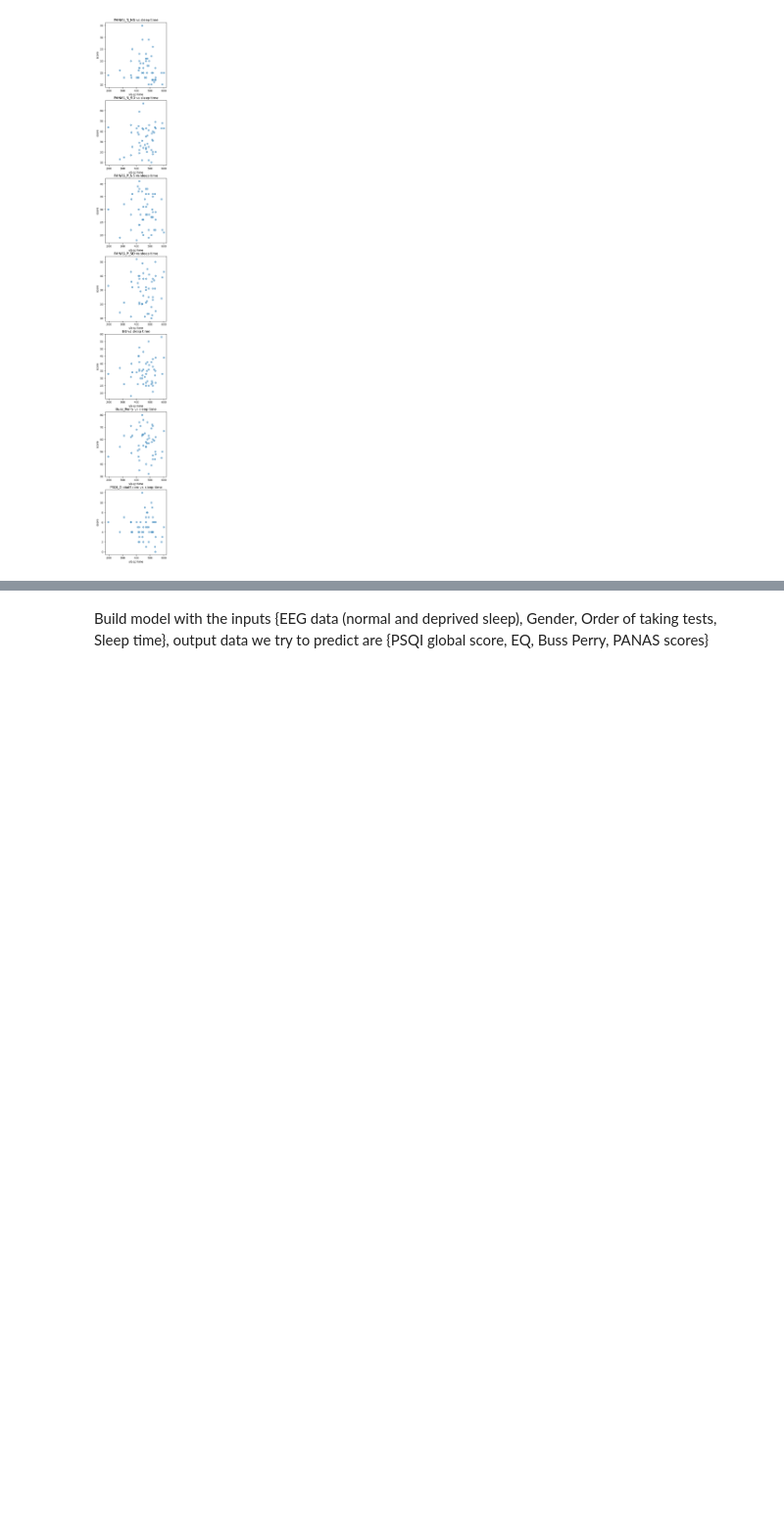
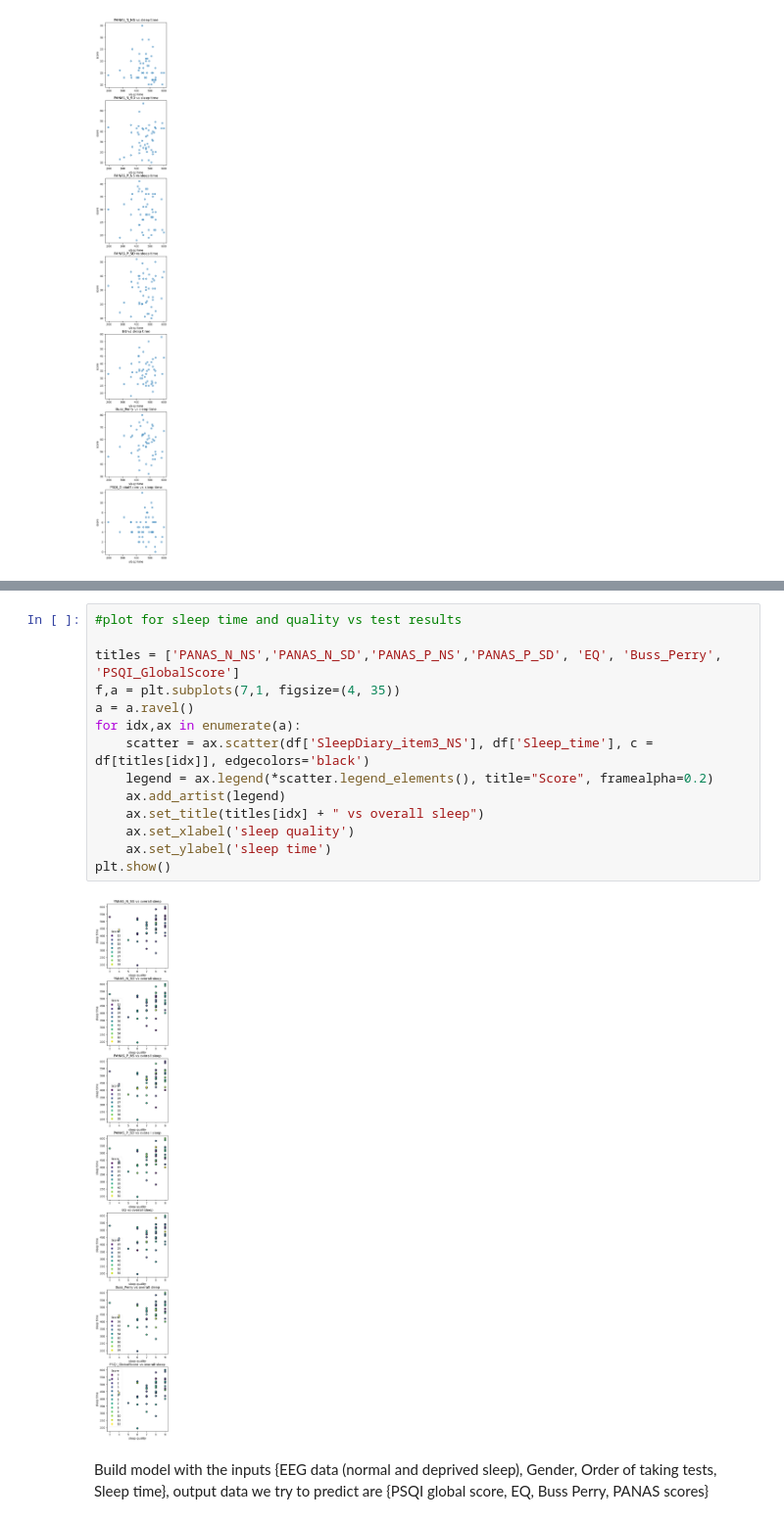
Before and after one commit to yangwestyyy21/sleepdeprivation_COGS138, a Jupyter notebook: sleepdeprivation_COGS138/EDA.ipynb, the cells around one changed output, grey strips where cells are left out. Shown at 98% size. Cells and saved outputs as stored; diff of their text form; blank space fills up the shorter version.

```diff
--- a/sleepdeprivation_COGS138/EDA.ipynb
+++ b/sleepdeprivation_COGS138/EDA.ipynb
@@ -299,3 +326,19 @@ It seems there isn't much direct correlation between sleep time and the scores,
+# %%
+#plot for sleep time and quality vs test results
+
+titles = ['PANAS_N_NS','PANAS_N_SD','PANAS_P_NS','PANAS_P_SD', 'EQ', 'Buss_Perry', 'PSQI_GlobalScore']
+f,a = plt.subplots(7,1, figsize=(4, 35))
+a = a.ravel()
+for idx,ax in enumerate(a):
+    scatter = ax.scatter(df['SleepDiary_item3_NS'], df['Sleep_time'], c = df[titles[idx]], edgecolors='black')
+    legend = ax.legend(*scatter.legend_elements(), title="Score", framealpha=0.2)
+    ax.add_artist(legend)
+    ax.set_title(titles[idx] + " vs overall sleep")
+    ax.set_xlabel('sleep quality')
+    ax.set_ylabel('sleep time')
+plt.show()
+# %% [output]
+[figure, added]
 # %% [markdown]
 Build model with the inputs {EEG data (normal and deprived sleep), Gender, Order of taking tests, Sleep time}, output data we
 try to predict are {PSQI global score, EQ, Buss Perry, PANAS scores}
```
Also changed, not shown: parts of 5 cells of this notebook.
